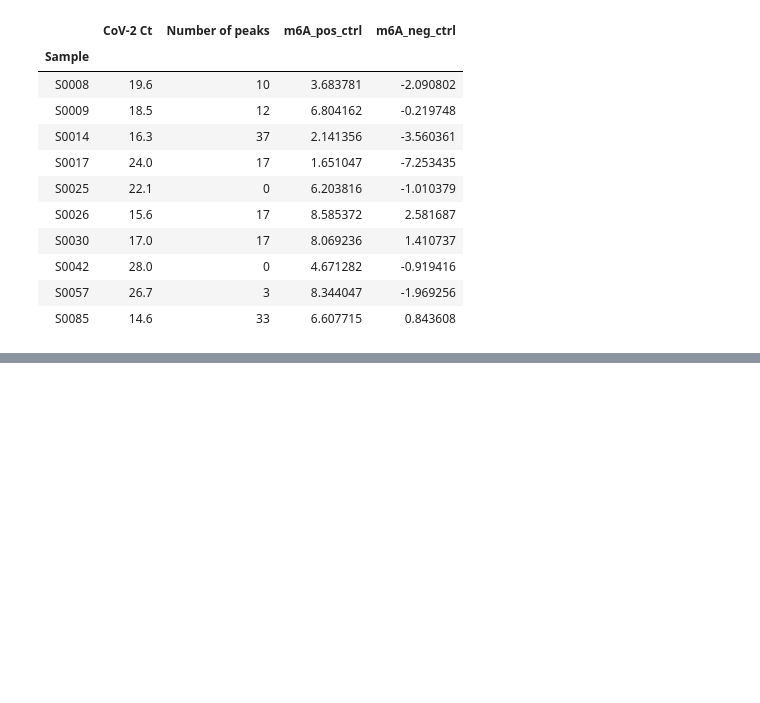
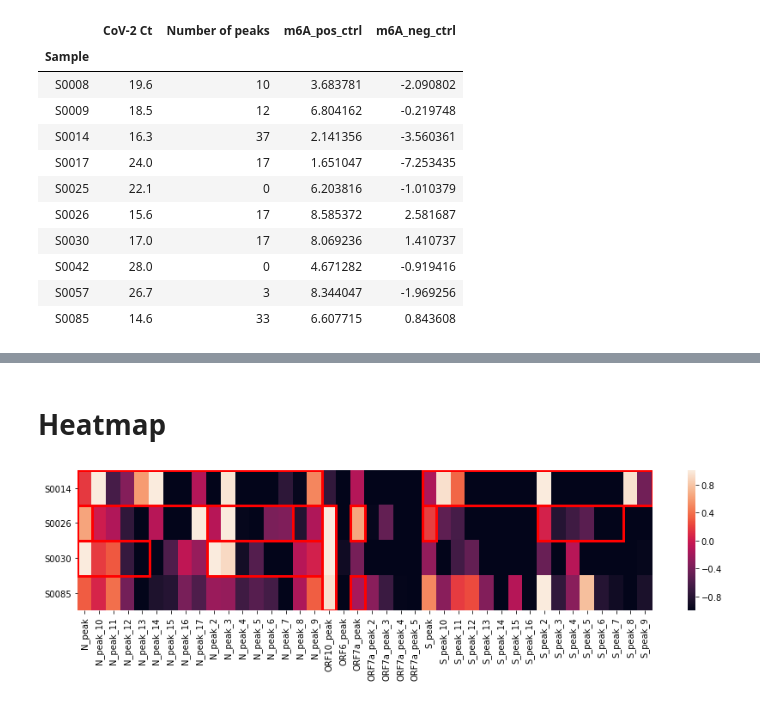
Before and after one commit to goodarzilab/Abe, a Jupyter notebook: Projects/COVID19_m6A/notebook.ipynb, the cells around one changed output, grey strips where cells are left out. Drawn from its saved outputs; the diff is of its cells as text; code cells hidden in the pictures; blank space fills up the shorter version.

```diff
--- a/Projects/COVID19_m6A/notebook.ipynb
+++ b/Projects/COVID19_m6A/notebook.ipynb
@@ -137,3 +146,10 @@ fastq/                            notebook.ipynb     trim/
+# %%
+%%bash
+for f in virus_bam/*bam;
+	do base=`basename $f`;
+	out=${base/.bam/.fc};
+	bamToBed -i $f | intersectBed -split -s -wo -a - -b lowCt_peaks.c.bed | cut -f10 | sort | uniq -c | awk '{ print $2 "\t" $1}' > virus_count/$out;
+done
 # %%
 import os
 import pandas as pd
@@ -147,17 +163,21 @@ df_list = [pd.read_csv('virus_count/' + file, header=None, sep='\t', index_col=0
 big_df = pd.concat(df_list, axis=1)
 big_df.columns = [f.split('.')[0] for f in filelist]
 
+TotalRIP = big_df.filter(like='RIP').sum()
+TotalIN  = big_df.filter(like='IN').sum()
+
 Peak_names = big_df.index.tolist()
 Samples = np.unique([f.split('_')[0] for f in filelist]).tolist()
 
 res = list()
 for s in Samples:
     data = big_df.filter(like=s)
-    res.append([s, np.log2 (np.array(data.filter(like='RIP'), dtype=int) / np.array(data.filter(like='IN'), dtype=int) )])
+    res.append([s, np.log2 (
+        (np.array(data.filter(like='RIP'), dtype=int)/ TotalRIP[s+'_RIP']) /
+        (np.array(data.filter(like='IN'), dtype=int) / TotalIN[s+'_IN']))])
 
 
 res_df = pd.DataFrame(data=np.concatenate([r[1] for r in res], axis=1),
              columns=[r[0] for r in res],
              index=Peak_names)
-res_df.to_csv('log2RIPvsIN.txt')
-res_df
+res_df.to_csv('log2RIPvsIN.txt', sep='\t')
@@ -181,0 +184,2 @@ res_df
+# %% [markdown]
+# Heatmap
@@ -181,0 +209,36 @@ res_df
+# %%
+import seaborn as sns
+from matplotlib.patches import Rectangle
+
+plt.figure(figsize=(15,3))
+heat_map = sns.heatmap(res_df[['S0014','S0026','S0030','S0085']].T,
+                       vmin=-1, vmax=1)
+
+
+# ORF10
+heat_map.add_patch(Rectangle((17, 1), 1, 3, fill=False, edgecolor='red', lw=3))
+
+# S0014
+heat_map.add_patch(Rectangle((0, 0), 17, 1, fill=False, edgecolor='red', lw=3))
+heat_map.add_patch(Rectangle((24, 0), 16, 1, fill=False, edgecolor='red', lw=3))
+# S0026
+heat_map.add_patch(Rectangle((0, 1), 1, 1, fill=False, edgecolor='red', lw=3))
+heat_map.add_patch(Rectangle((9, 1), 6, 1, fill=False, edgecolor='red', lw=3))
+heat_map.add_patch(Rectangle((19, 1), 1, 1, fill=False, edgecolor='red', lw=3))
+heat_map.add_patch(Rectangle((24, 1), 1, 1, fill=False, edgecolor='red', lw=3))
+heat_map.add_patch(Rectangle((32, 1), 6, 1, fill=False, edgecolor='red', lw=3))
+
+# S0030
+heat_map.add_patch(Rectangle((0, 2), 5, 1, fill=False, edgecolor='red', lw=3))
+heat_map.add_patch(Rectangle((9, 2), 8, 1, fill=False, edgecolor='red', lw=3))
+
+# S0085
+heat_map.add_patch(Rectangle((19, 3), 1, 1, fill=False, edgecolor='red', lw=3))
+
+bottom, top = heat_map.get_ylim()
+heat_map.set_ylim(bottom + 0.5, top - 0.5)
+heat_map.set_yticklabels(heat_map.get_yticklabels(), rotation=0)
+
+plt.show()
+# %% [output]
+[figure, added]
```
Also changed, not shown: parts of 11 cells of this notebook, 3 other files.
